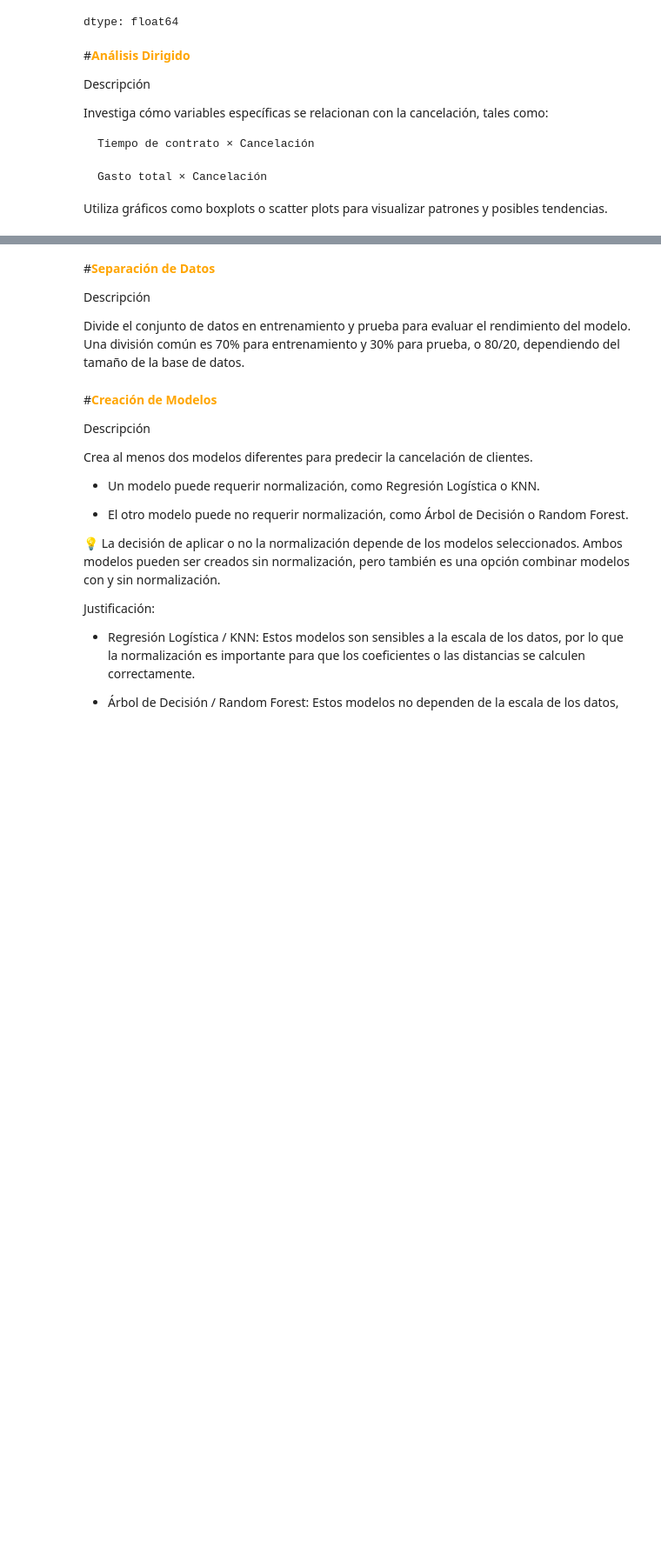
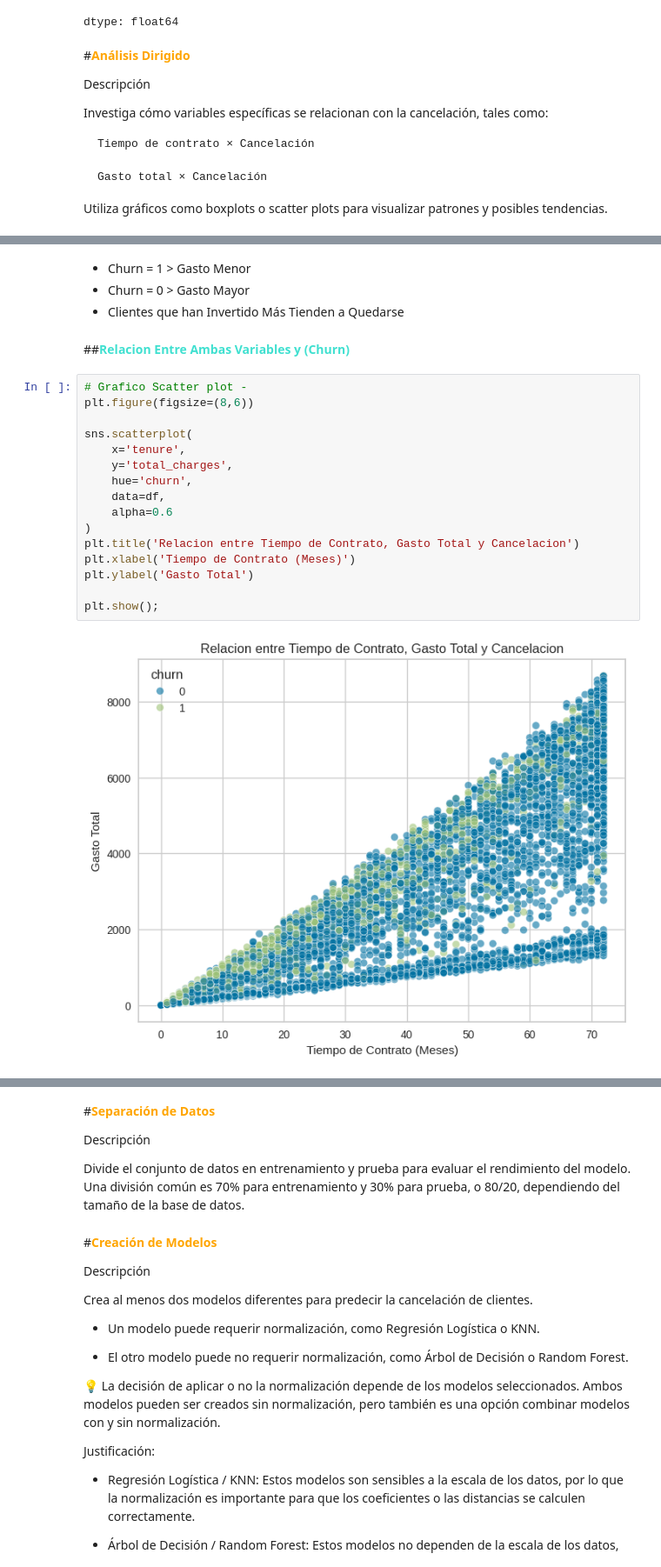
Before and after one commit to LejImkoaj/proyecto-telecomX-parte2, a Jupyter notebook: telecomX_parte2_LATAM.ipynb, the cells around one changed output, grey strips where cells are left out. Shown at 87% size. Cells and saved outputs as stored; diff of their text form; blank space fills up the shorter version.

```diff
--- a/telecomX_parte2_LATAM.ipynb
+++ b/telecomX_parte2_LATAM.ipynb
@@ -394,0 +435,24 @@ Utiliza gráficos como boxplots o scatter plots para visualizar patrones y posib
+# %% [markdown]
+* Churn = 1 > Gasto Menor
+* Churn = 0 > Gasto Mayor
+* Clientes que han Invertido Más Tienden a Quedarse
+# %% [markdown]
+##**<font color='turquoise'>Relacion Entre Ambas Variables y (Churn)</font>**
+# %%
+# Grafico Scatter plot -
+plt.figure(figsize=(8,6))
+
+sns.scatterplot(
+    x='tenure',
+    y='total_charges',
+    hue='churn',
+    data=df,
+    alpha=0.6
+)
+plt.title('Relacion entre Tiempo de Contrato, Gasto Total y Cancelacion')
+plt.xlabel('Tiempo de Contrato (Meses)')
+plt.ylabel('Gasto Total')
+
+plt.show();
+# %% [output]
+[figure, added]
```
Also changed, not shown: parts of 12 cells of this notebook.
